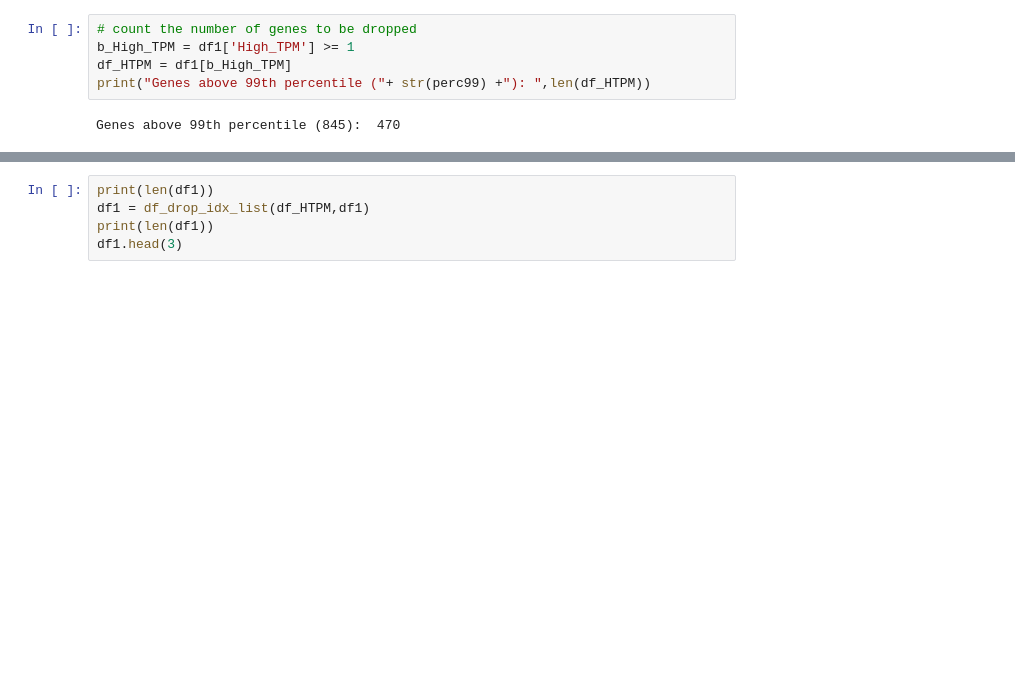
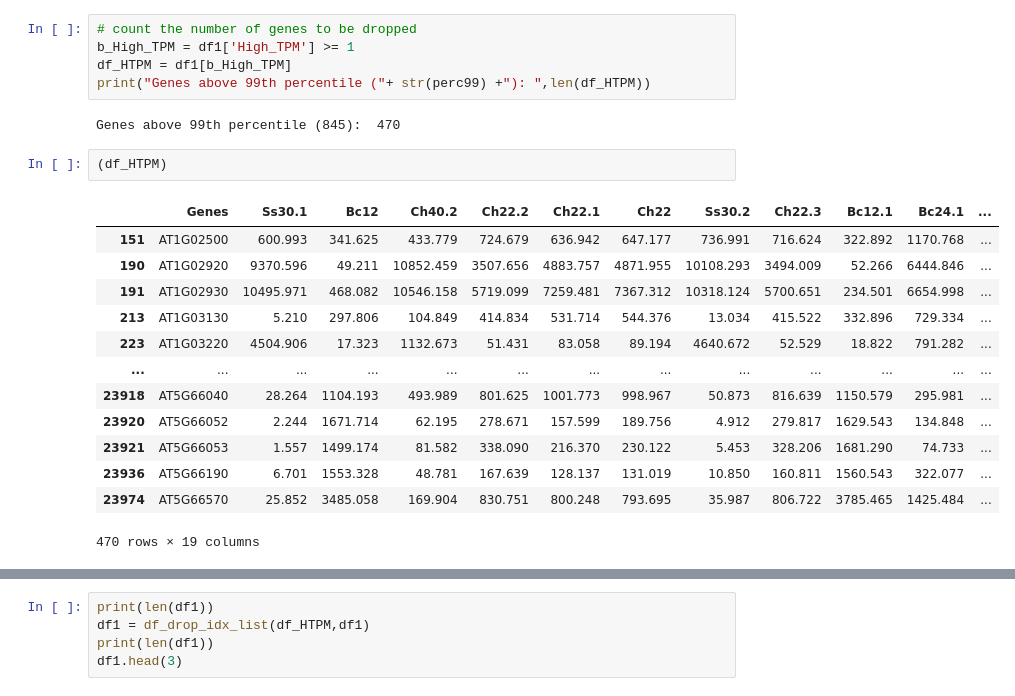
Before and after one commit to cyntsc/meta-analisis-athal, a Jupyter notebook: notebooks/4_Matrix_C_TPM_standardization.ipynb, the cells around one changed output, grey strips where cells are left out. Cells and saved outputs as stored; diff of their text form; blank space fills up the shorter version.

```diff
--- a/notebooks/4_Matrix_C_TPM_standardization.ipynb
+++ b/notebooks/4_Matrix_C_TPM_standardization.ipynb
@@ -758,6 +763,22 @@ df_HTPM = df1[b_High_TPM]
 print("Genes above 99th percentile ("+ str(perc99) +"): ",len(df_HTPM))
 # %% [output]
 Genes above 99th percentile (845):  470
+# %%
+(df_HTPM)
+# %% [output]
+|  | Genes | Ss30.1 | Bc12 | Ch40.2 | Ch22.2 | Ch22.1 | Ch22 | Ss30.2 | Ch22.3 | Bc12.1 | Bc24.1 | ... |
+| 151 | AT1G02500 | 600.993 | 341.625 | 433.779 | 724.679 | 636.942 | 647.177 | 736.991 | 716.624 | 322.892 | 1170.768 | ... |
+| 190 | AT1G02920 | 9370.596 | 49.211 | 10852.459 | 3507.656 | 4883.757 | 4871.955 | 10108.293 | 3494.009 | 52.266 | 6444.846 | ... |
+| 191 | AT1G02930 | 10495.971 | 468.082 | 10546.158 | 5719.099 | 7259.481 | 7367.312 | 10318.124 | 5700.651 | 234.501 | 6654.998 | ... |
+| 213 | AT1G03130 | 5.210 | 297.806 | 104.849 | 414.834 | 531.714 | 544.376 | 13.034 | 415.522 | 332.896 | 729.334 | ... |
+| 223 | AT1G03220 | 4504.906 | 17.323 | 1132.673 | 51.431 | 83.058 | 89.194 | 4640.672 | 52.529 | 18.822 | 791.282 | ... |
+| ... | ... | ... | ... | ... | ... | ... | ... | ... | ... | ... | ... | ... |
+| 23918 | AT5G66040 | 28.264 | 1104.193 | 493.989 | 801.625 | 1001.773 | 998.967 | 50.873 | 816.639 | 1150.579 | 295.981 | ... |
+| 23920 | AT5G66052 | 2.244 | 1671.714 | 62.195 | 278.671 | 157.599 | 189.756 | 4.912 | 279.817 | 1629.543 | 134.848 | ... |
+| 23921 | AT5G66053 | 1.557 | 1499.174 | 81.582 | 338.090 | 216.370 | 230.122 | 5.453 | 328.206 | 1681.290 | 74.733 | ... |
+| 23936 | AT5G66190 | 6.701 | 1553.328 | 48.781 | 167.639 | 128.137 | 131.019 | 10.850 | 160.811 | 1560.543 | 322.077 | ... |
+| 23974 | AT5G66570 | 25.852 | 3485.058 | 169.904 | 830.751 | 800.248 | 793.695 | 35.987 | 806.722 | 3785.465 | 1425.484 | ... |
+470 rows × 19 columns
 # %%
 plot_maximum_values(df1, general_titles, perc99)
 # %% [output]
```
Also changed, not shown: parts of 7 cells of this notebook, 1 other file.
